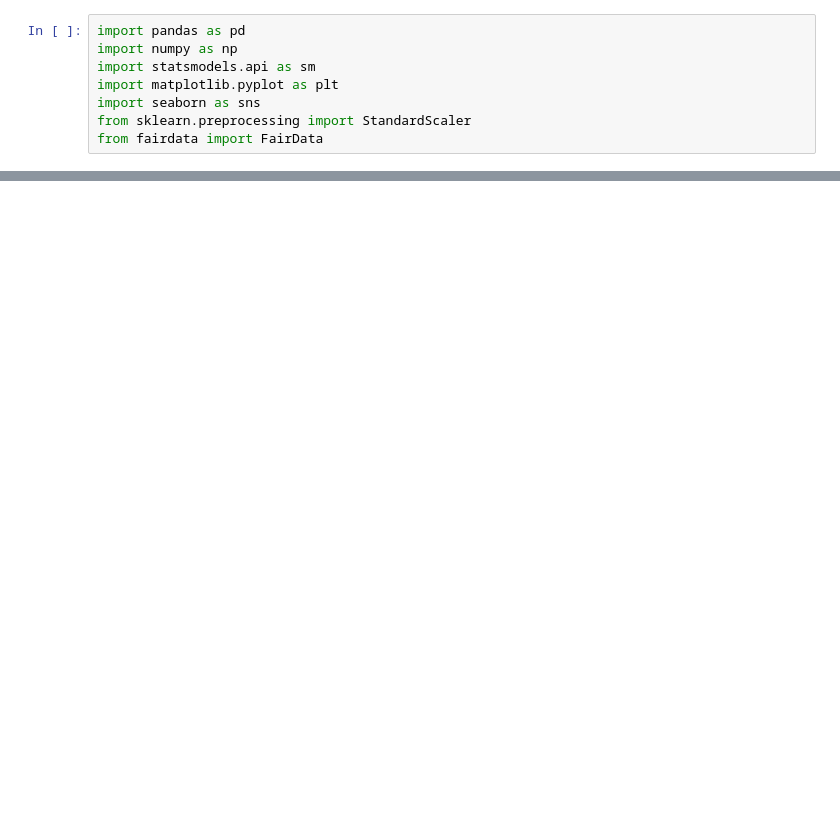
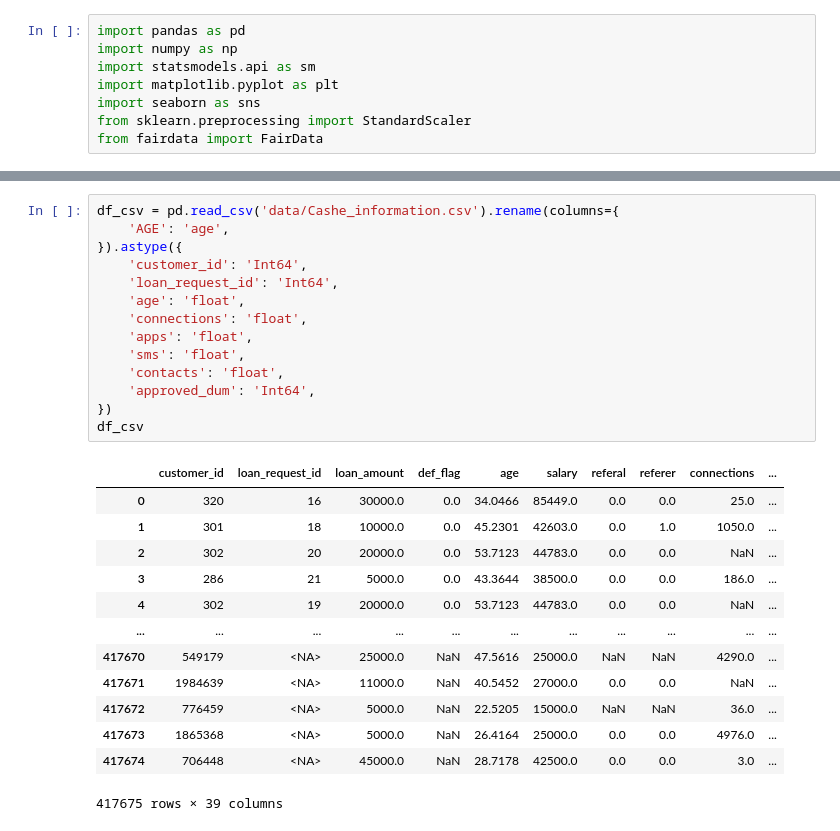
Before and after one commit to ideechy/Fairness-Learning, a Jupyter notebook: real-data.ipynb, the cells around one changed output, grey strips where cells are left out. Cells and saved outputs as stored; diff of their text form; blank space fills up the shorter version.

```diff
--- a/real-data.ipynb
+++ b/real-data.ipynb
@@ -286,0 +79,28 @@ plt.show()
+# %%
+df_csv = pd.read_csv('data/Cashe_information.csv').rename(columns={
+    'AGE': 'age',
+}).astype({
+    'customer_id': 'Int64',
+    'loan_request_id': 'Int64',
+    'age': 'float',
+    'connections': 'float',
+    'apps': 'float',
+    'sms': 'float',
+    'contacts': 'float',
+    'approved_dum': 'Int64',
+})
+df_csv
+# %% [output]
+|  | customer_id | loan_request_id | loan_amount | def_flag | age | salary | referal | referer | connections | ... |
+| 0 | 320 | 16 | 30000.0 | 0.0 | 34.0466 | 85449.0 | 0.0 | 0.0 | 25.0 | ... |
+| 1 | 301 | 18 | 10000.0 | 0.0 | 45.2301 | 42603.0 | 0.0 | 1.0 | 1050.0 | ... |
+| 2 | 302 | 20 | 20000.0 | 0.0 | 53.7123 | 44783.0 | 0.0 | 0.0 | NaN | ... |
+| 3 | 286 | 21 | 5000.0 | 0.0 | 43.3644 | 38500.0 | 0.0 | 0.0 | 186.0 | ... |
+| 4 | 302 | 19 | 20000.0 | 0.0 | 53.7123 | 44783.0 | 0.0 | 0.0 | NaN | ... |
+| ... | ... | ... | ... | ... | ... | ... | ... | ... | ... | ... |
+| 417670 | 549179 | <NA> | 25000.0 | NaN | 47.5616 | 25000.0 | NaN | NaN | 4290.0 | ... |
+| 417671 | 1984639 | <NA> | 11000.0 | NaN | 40.5452 | 27000.0 | 0.0 | 0.0 | NaN | ... |
+| 417672 | 776459 | <NA> | 5000.0 | NaN | 22.5205 | 15000.0 | NaN | NaN | 36.0 | ... |
+| 417673 | 1865368 | <NA> | 5000.0 | NaN | 26.4164 | 25000.0 | 0.0 | 0.0 | 4976.0 | ... |
+| 417674 | 706448 | <NA> | 45000.0 | NaN | 28.7178 | 42500.0 | 0.0 | 0.0 | 3.0 | ... |
+417675 rows × 39 columns
```
Also changed, not shown: parts of 51 cells of this notebook, 4 other files.
